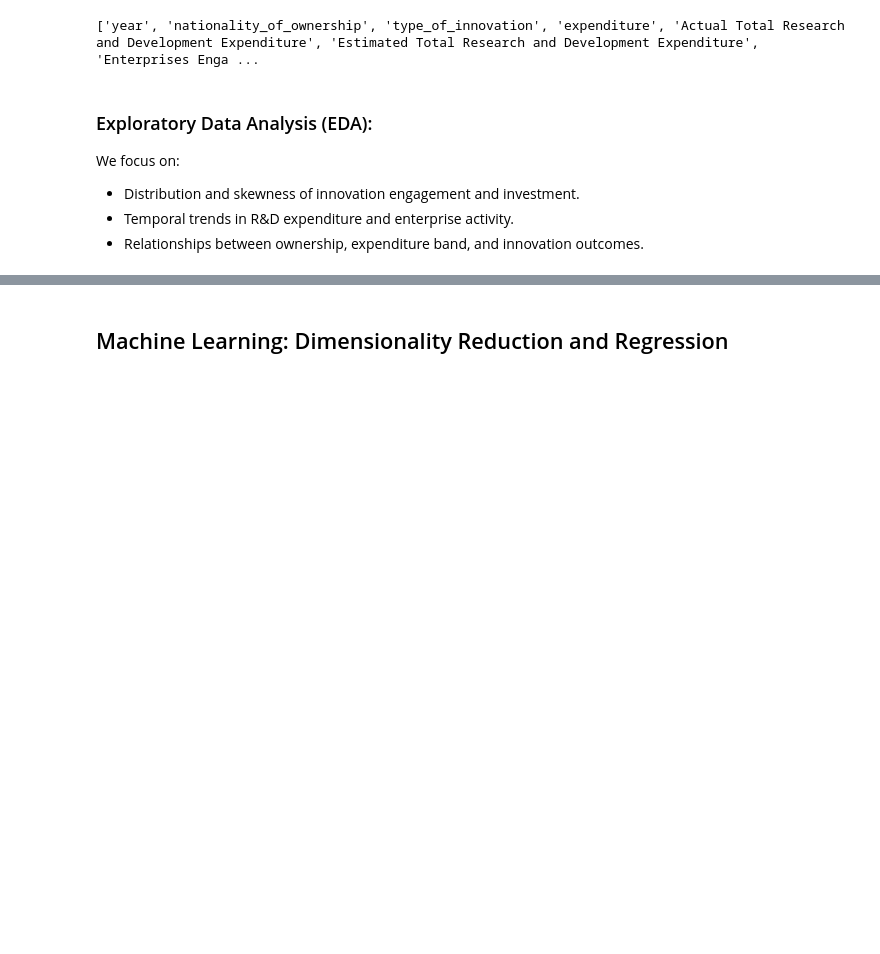
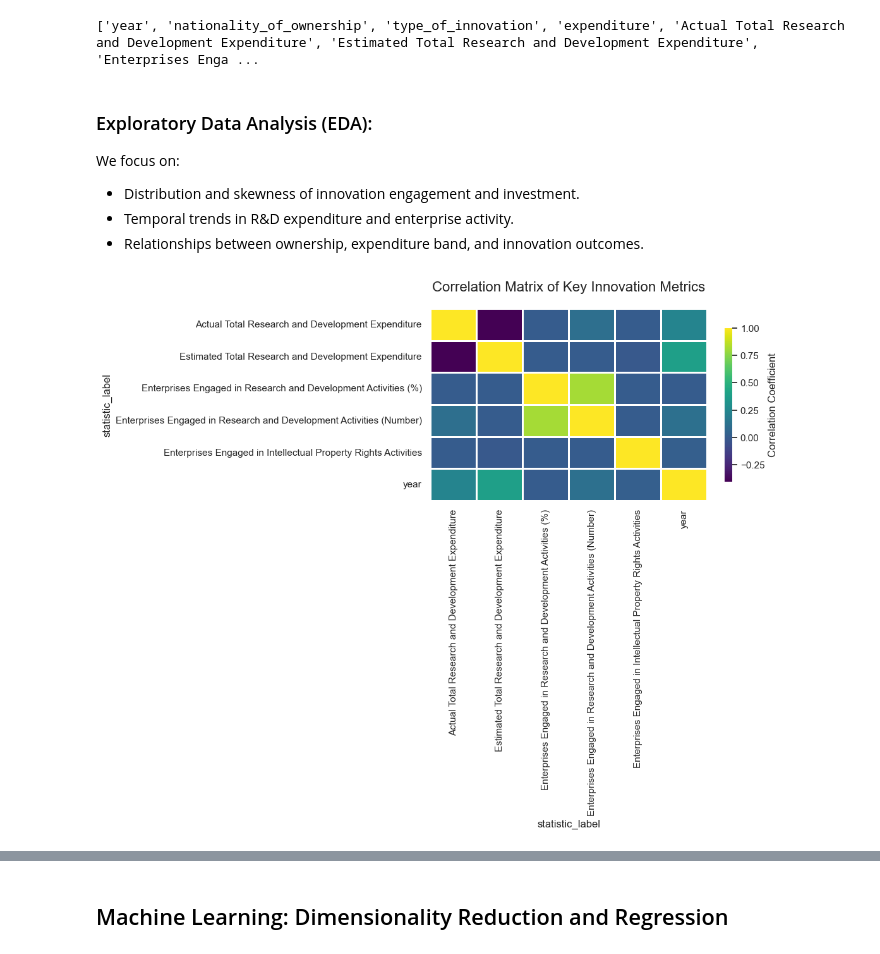
Before and after one commit to asolyash/DIGITAL-TRANSFORMATION-COMPETITIVENESS-IRELAND, a Jupyter notebook: Adriana_Soledad_Yash.ipynb, the cells around one changed output, grey strips where cells are left out. Saved outputs shown, nothing was run; the diff lists cells and outputs as text; code cells hidden in the pictures; blank space fills up the shorter version.

```diff
--- a/Adriana_Soledad_Yash.ipynb
+++ b/Adriana_Soledad_Yash.ipynb
@@ -446 +467,18 @@ We focus on:
+# %%
+# correlation heatmap
+corr = df[numeric_cols + ['year']].corr()
+plt.figure(figsize=(12, 10))
+sns.heatmap(
+    corr,
+    cmap='viridis',
+    annot=False,
+    linewidths=1,
+    linecolor='white',
+    cbar_kws={'label': 'Correlation Coefficient', 'shrink': 0.8}
+)
+plt.title('Correlation Matrix of Key Innovation Metrics', fontsize=16, pad=20)
+plt.tight_layout(pad=4)
+plt.show()
+# %% [output]
+[figure, added]
 # %%
```
Also changed, not shown: parts of 7 cells of this notebook.
